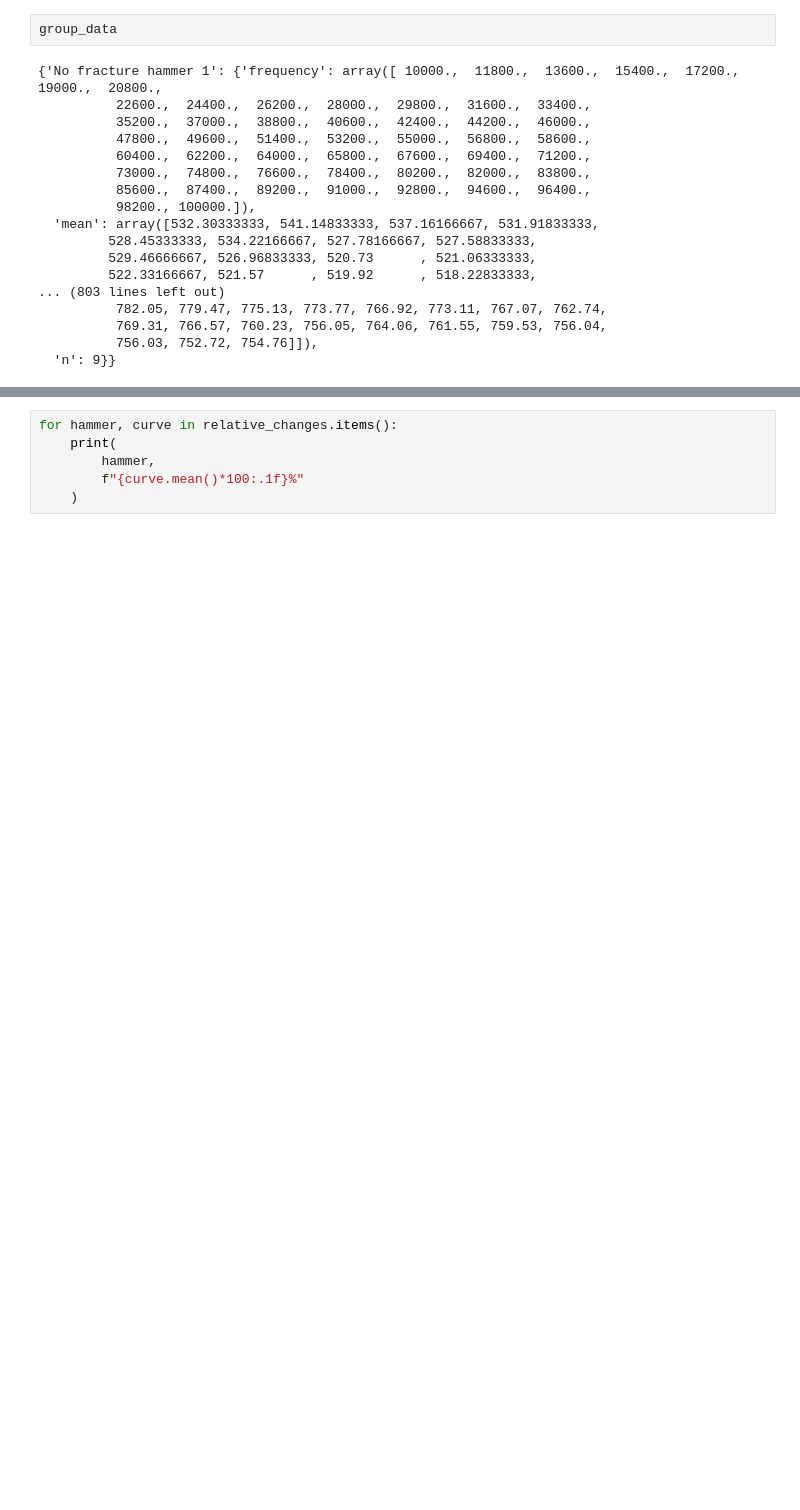
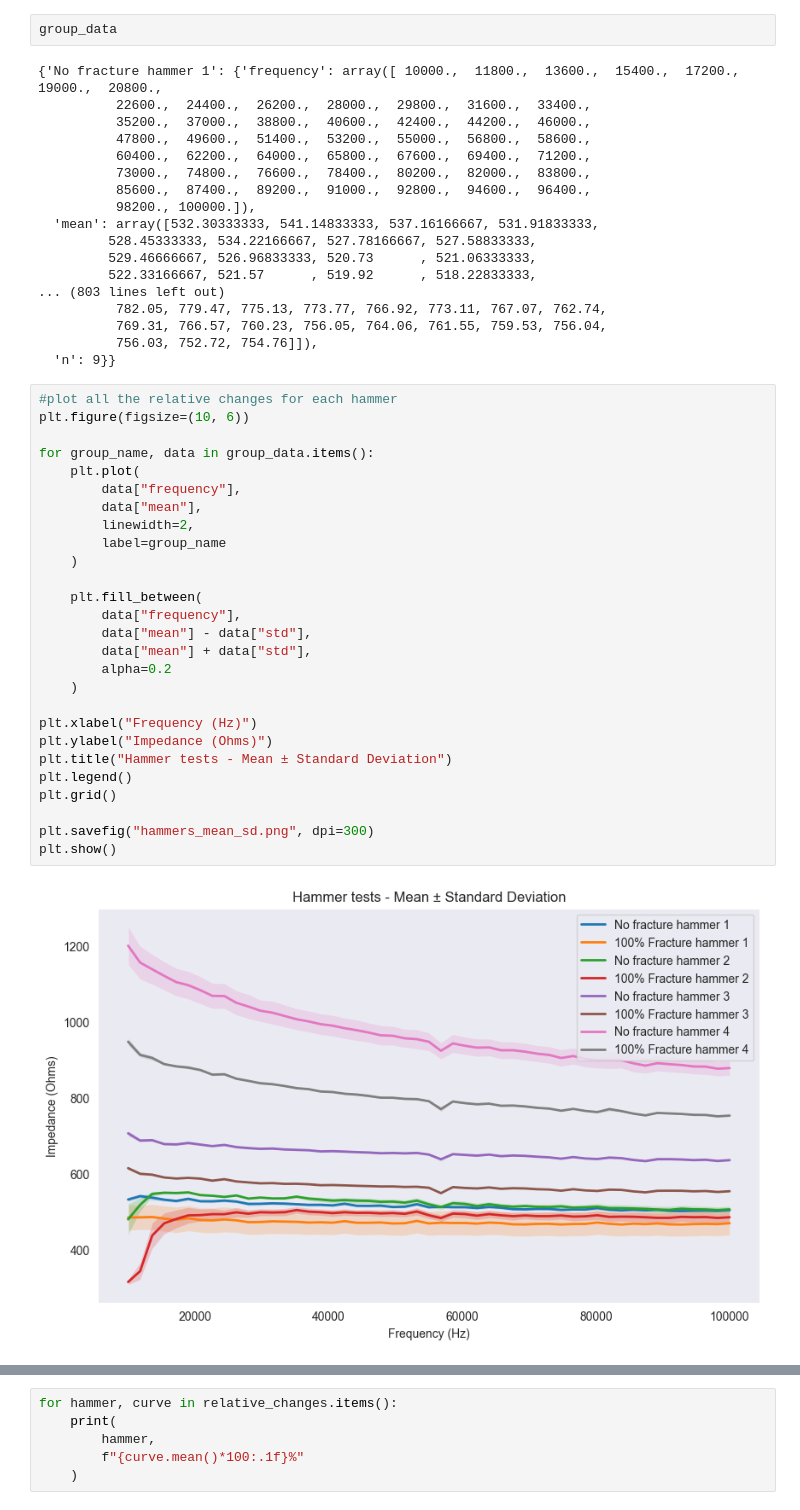
Before and after one commit to Kerbusch/bone-impedance-research, a Jupyter notebook: plot diffeneces.ipynb, the cells around one changed output, grey strips where cells are left out. Drawn from its saved outputs; the diff is of its cells as text; blank space fills up the shorter version.

```diff
--- a/plot diffeneces.ipynb
+++ b/plot diffeneces.ipynb
@@ -102,3 +102,32 @@ group_data
           769.31, 766.57, 760.23, 756.05, 764.06, 761.55, 759.53, 756.04,
           756.03, 752.72, 754.76]]),
   'n': 9}}
+# %%
+#plot all the relative changes for each hammer
+plt.figure(figsize=(10, 6))
+
+for group_name, data in group_data.items():
+    plt.plot(
+        data["frequency"],
+        data["mean"],
+        linewidth=2,
+        label=group_name
+    )
+
+    plt.fill_between(
+        data["frequency"],
+        data["mean"] - data["std"],
+        data["mean"] + data["std"],
+        alpha=0.2
+    )
+
+plt.xlabel("Frequency (Hz)")
+plt.ylabel("Impedance (Ohms)")
+plt.title("Hammer tests - Mean ± Standard Deviation")
+plt.legend()
+plt.grid()
+
+plt.savefig("hammers_mean_sd.png", dpi=300)
+plt.show()
+# %% [output]
+[figure, added]
```
Also changed, not shown: parts of 7 cells of this notebook, 2 other files.
